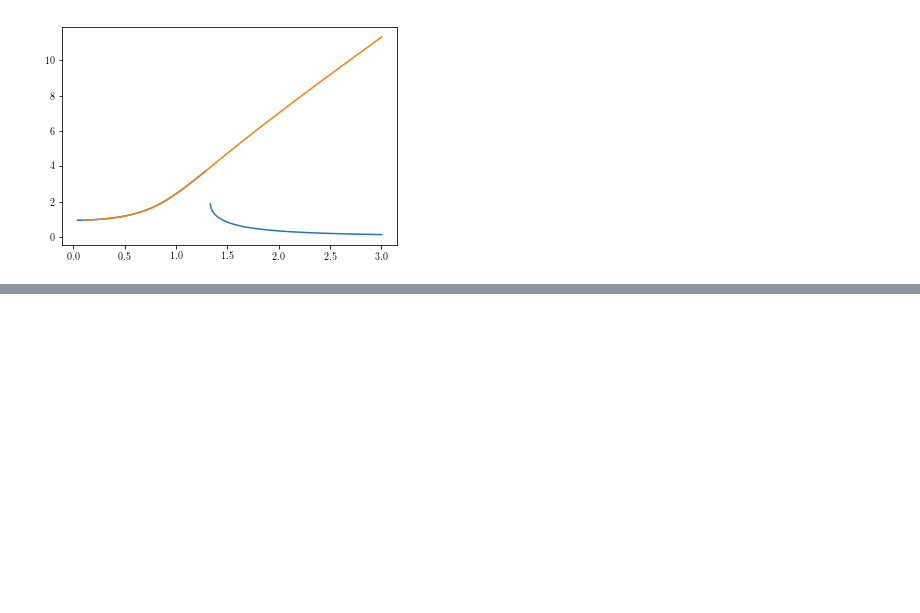
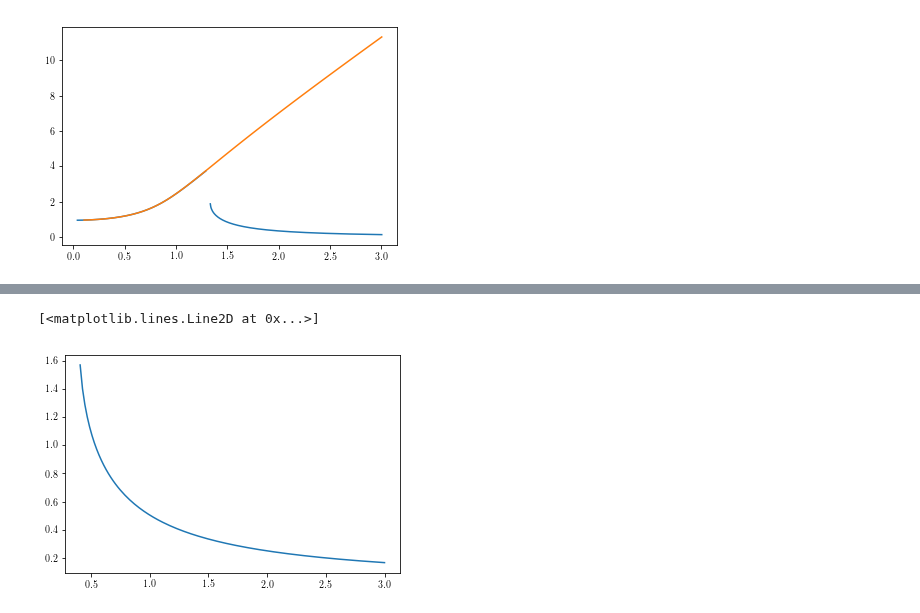
Before and after one commit to josephcslater/mousai, a Jupyter notebook: docs/tutorial/demos/Duffing.ipynb, the cells around one changed output, grey strips where cells are left out. Drawn from its saved outputs; the diff is of its cells as text; code cells hidden in the pictures; blank space fills up the shorter version.

```diff
--- a/docs/tutorial/demos/Duffing.ipynb
+++ b/docs/tutorial/demos/Duffing.ipynb
@@ -147,0 +162,18 @@ plt.plot(omega,amp)
+# %%
+sigmas = sp.linspace(-1,3,200)
+sigmasr = sigmas[::-1]
+amplitudesr = sp.zeros_like(sigmas)
+x = newton_krylov(duff_amp_resid,3)
+for i, sigma in enumerate(sigmasr):
+    try:
+        amplitudesr[i] = newton_krylov(duff_amp_resid,x)
+        x = amplitudesr[i]
+    except:
+        amplitudesr[i] = sp.nan#newton_krylov(duff_amp_resid,0)
+        x = amplitudesr[i]
+
+
+plt.plot(sigmasr,amplitudesr)
+# %% [output]
+[<matplotlib.lines.Line2D at 0x...>]
+[figure, added]
```
Also changed, not shown: parts of 7 cells of this notebook.
